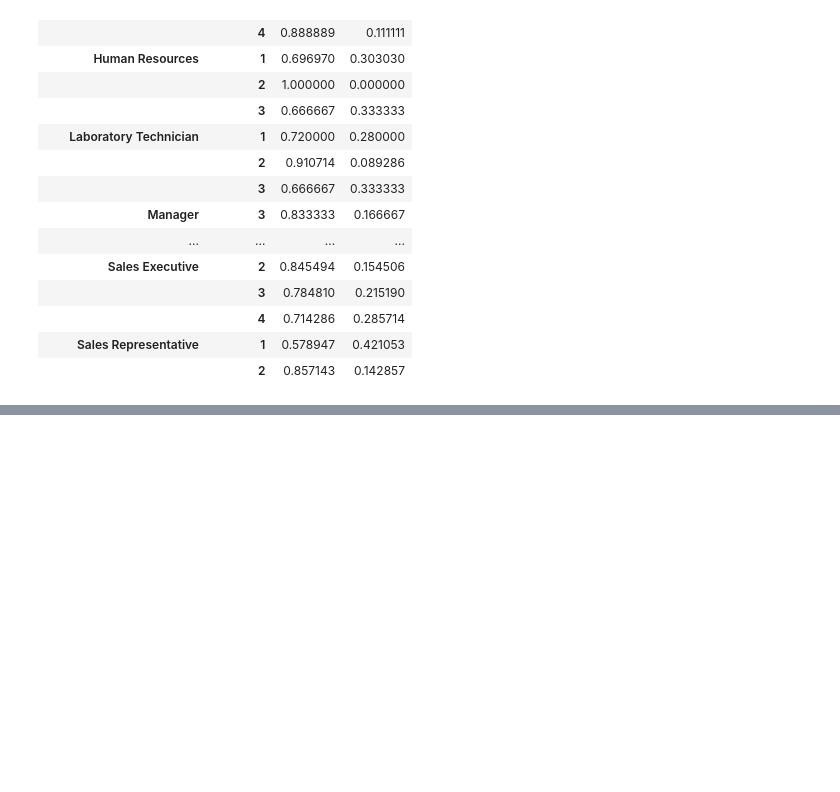
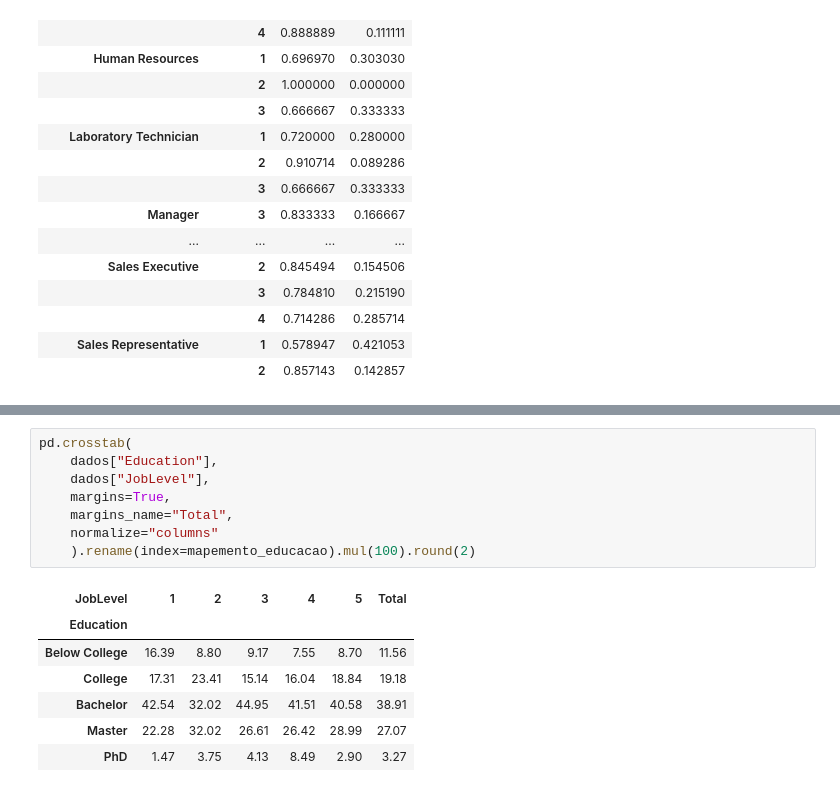
Before and after one commit to kiwsley/ciencia_de_dados, a Jupyter notebook: pandas/14_projeto_ibm_01_reconhecendo_a_base_inicio.ipynb, the cells around one changed output, grey strips where cells are left out. Drawn from its saved outputs; the diff is of its cells as text; blank space fills up the shorter version.

```diff
--- a/pandas/14_projeto_ibm_01_reconhecendo_a_base_inicio.ipynb
+++ b/pandas/14_projeto_ibm_01_reconhecendo_a_base_inicio.ipynb
@@ -815,0 +969,16 @@ pd.crosstab([dados["JobRole"], dados["JobLevel"]],dados["Attrition"],normalize="
+# %%
+pd.crosstab(
+    dados["Education"],
+    dados["JobLevel"],
+    margins=True,
+    margins_name="Total",
+    normalize="columns"
+    ).rename(index=mapemento_educacao).mul(100).round(2)
+# %% [output]
+| JobLevel | 1 | 2 | 3 | 4 | 5 | Total |
+| Education |  |  |  |  |  |  |
+| Below College | 16.39 | 8.80 | 9.17 | 7.55 | 8.70 | 11.56 |
+| College | 17.31 | 23.41 | 15.14 | 16.04 | 18.84 | 19.18 |
+| Bachelor | 42.54 | 32.02 | 44.95 | 41.51 | 40.58 | 38.91 |
+| Master | 22.28 | 32.02 | 26.61 | 26.42 | 28.99 | 27.07 |
+| PhD | 1.47 | 3.75 | 4.13 | 8.49 | 2.90 | 3.27 |
```
Also changed, not shown: parts of 13 cells of this notebook, 1 other file.
